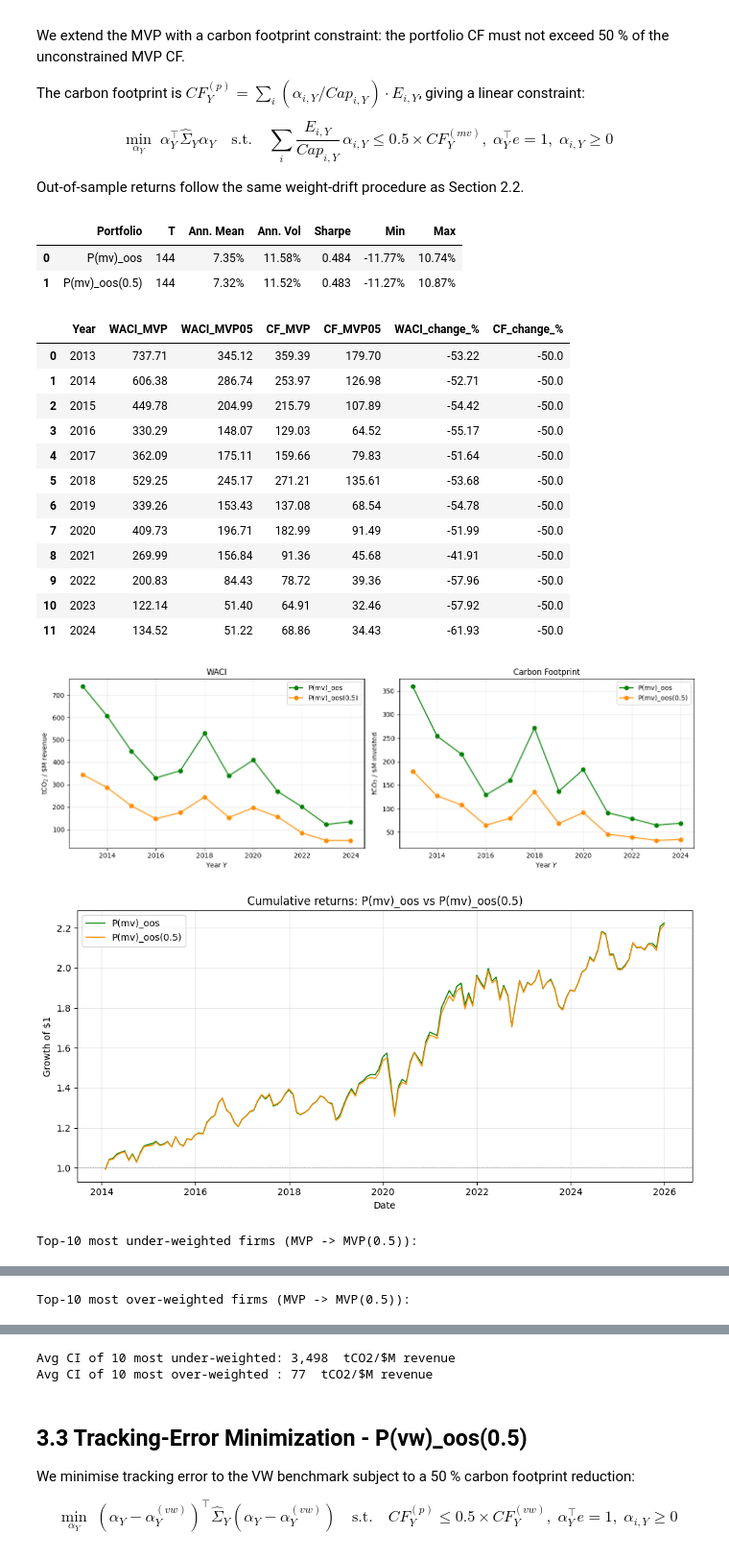
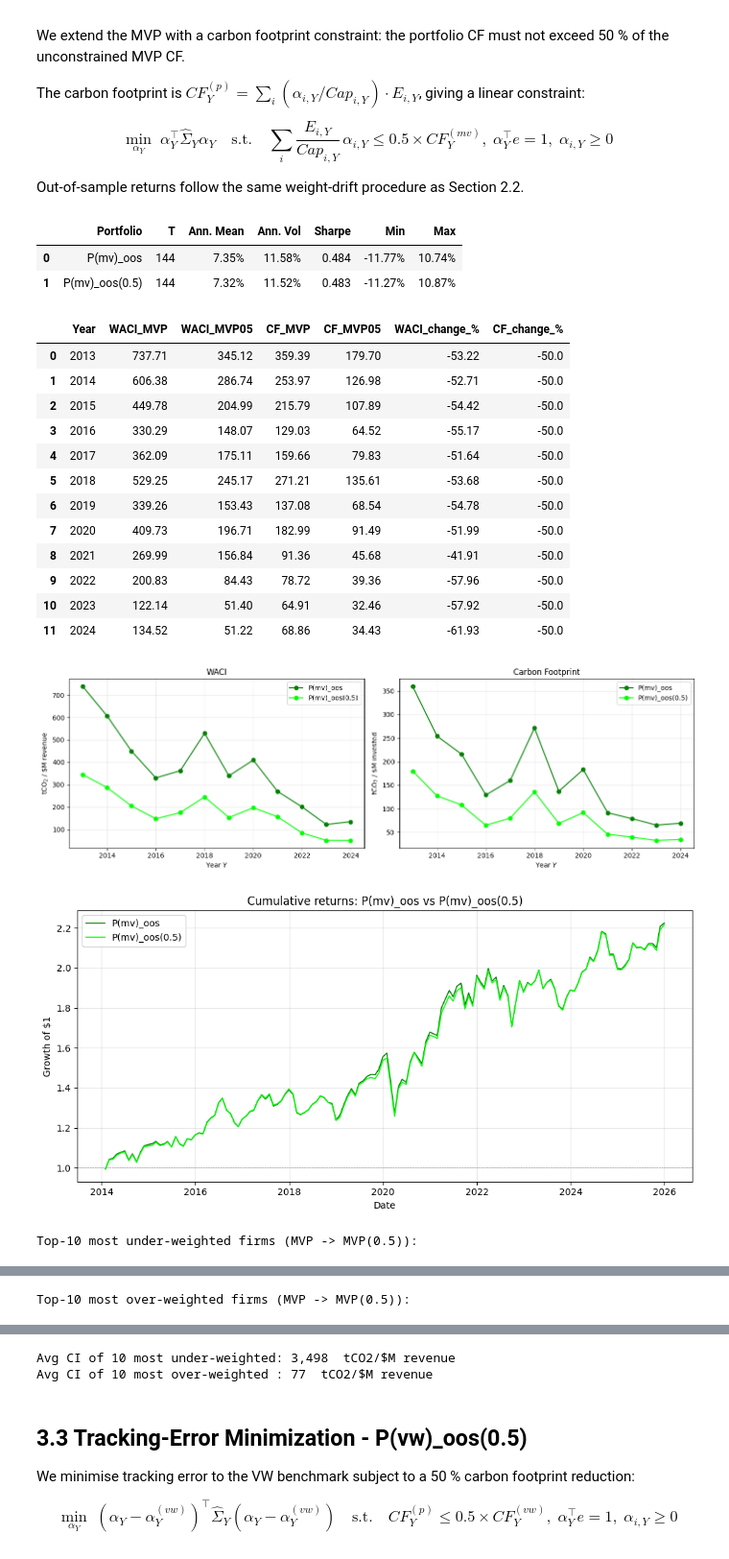
Before and after one commit to Saarujan06/Sustainability-Aware-Asset-Management-Project, a Jupyter notebook: final_notebook.ipynb, the cells around one changed output, grey strips where cells are left out. Shown at 96% size. Drawn from its saved outputs; the diff is of its cells as text; code cells hidden in the pictures.

```diff
--- a/final_notebook.ipynb
+++ b/final_notebook.ipynb
@@ -1260,9 +1244,6 @@ $$\min_{\alpha_Y}\; \alpha_Y^\top \hat{\Sigma}_Y \alpha_Y \quad\text{s.t.}\quad
 
 Out-of-sample returns follow the same weight-drift procedure as Section 2.2.
 # %%
-# §3.2 Long-only minimum variance with CF <= 0.5 * CF of P(mv)_oos.
-# Same QP as §2.2 plus a linear carbon-footprint constraint.
-
 CF_REDUCTION = 0.50
 
 # Pull the unconstrained MVP carbon footprint per year from §3.1's table
@@ -1406,11 +1387,11 @@ carbon_compare.to_csv(OUT_DIR / "mvp_vs_mvp05_carbon.csv", index=False)
 # Plots
 fig, (ax1, ax2) = plt.subplots(1, 2, figsize=(14, 4.5))
 ax1.plot(carbon_compare["Year"], carbon_compare["WACI_MVP"],   "-o", label="P(mv)_oos",      color="green")
-ax1.plot(carbon_compare["Year"], carbon_compare["WACI_MVP05"], "-o", label="P(mv)_oos(0.5)", color="darkorange")
+ax1.plot(carbon_compare["Year"], carbon_compare["WACI_MVP05"], "-o", label="P(mv)_oos(0.5)", color="lime")
 ax1.set_title("WACI"); ax1.set_ylabel(r"tCO$_2$ / \$M revenue"); ax1.set_xlabel("Year $Y$"); ax1.legend(); ax1.grid(alpha=0.3)
 
 ax2.plot(carbon_compare["Year"], carbon_compare["CF_MVP"],   "-o", label="P(mv)_oos",      color="green")
-ax2.plot(carbon_compare["Year"], carbon_compare["CF_MVP05"], "-o", label="P(mv)_oos(0.5)", color="darkorange")
+ax2.plot(carbon_compare["Year"], carbon_compare["CF_MVP05"], "-o", label="P(mv)_oos(0.5)", color="lime")
 ax2.set_title("Carbon Footprint"); ax2.set_ylabel(r"tCO$_2$ / \$M invested"); ax2.set_xlabel("Year $Y$"); ax2.legend(); ax2.grid(alpha=0.3)
 plt.tight_layout(); fig.savefig(OUT_DIR / "mvp_vs_mvp05_carbon_plot.png", dpi=300, bbox_inches="tight"); plt.show()
 
@@ -1418,7 +1399,7 @@ mvp_cum   = (1.0 + mvp_idx.loc[common_dates]).cumprod()
 mvp05_cum = (1.0 + mvp05_idx.loc[common_dates]).cumprod()
 fig, ax = plt.subplots(figsize=(10, 5))
 ax.plot(mvp_cum.index,   mvp_cum,   linewidth=1.2, label="P(mv)_oos",      color="green")
-ax.plot(mvp05_cum.index, mvp05_cum, linewidth=1.2, label="P(mv)_oos(0.5)", color="darkorange")
+ax.plot(mvp05_cum.index, mvp05_cum, linewidth=1.2, label="P(mv)_oos(0.5)", color="lime")
 ax.axhline(1.0, color="grey", linestyle="--", linewidth=0.5)
 ax.set_title("Cumulative returns: P(mv)_oos vs P(mv)_oos(0.5)")
 ax.set_xlabel("Date"); ax.set_ylabel("Growth of $1"); ax.legend(); ax.grid(alpha=0.3)
@@ -1445,35 +1426,35 @@ def fmt(df):
     out["CI_avg"] = out["CI_avg"].map(lambda x: f"{x:,.0f}" if pd.notna(x) else "n/a")
     out.index = range(1, len(out)+1)
     return out
 
 print("\nTop-10 most under-weighted firms (MVP -> MVP(0.5)):")
 display(fmt(dropped))
 print("\nTop-10 most over-weighted firms (MVP -> MVP(0.5)):")
 display(fmt(added))
 
 print(f"\nAvg CI of 10 most under-weighted: {dropped['CI_avg'].mean():,.0f}  tCO2/$M revenue")
 print(f"Avg CI of 10 most over-weighted : {added['CI_avg'].mean():,.0f}  tCO2/$M revenue")
 
 comp.to_csv(OUT_DIR / "mvp_vs_mvp05_weight_changes.csv")
 # %% [output]
 |  | Portfolio | T | Ann. Mean | Ann. Vol | Sharpe | Min | Max |
 | 0 | P(mv)_oos | 144 | 7.35% | 11.58% | 0.484 | -11.77% | 10.74% |
 | 1 | P(mv)_oos(0.5) | 144 | 7.32% | 11.52% | 0.483 | -11.27% | 10.87% |
 |  | Year | WACI_MVP | WACI_MVP05 | CF_MVP | CF_MVP05 | WACI_change_% | CF_change_% |
 | 0 | 2013 | 737.71 | 345.12 | 359.39 | 179.70 | -53.22 | -50.0 |
 | 1 | 2014 | 606.38 | 286.74 | 253.97 | 126.98 | -52.71 | -50.0 |
 | 2 | 2015 | 449.78 | 204.99 | 215.79 | 107.89 | -54.42 | -50.0 |
 | 3 | 2016 | 330.29 | 148.07 | 129.03 | 64.52 | -55.17 | -50.0 |
 | 4 | 2017 | 362.09 | 175.11 | 159.66 | 79.83 | -51.64 | -50.0 |
 | 5 | 2018 | 529.25 | 245.17 | 271.21 | 135.61 | -53.68 | -50.0 |
 | 6 | 2019 | 339.26 | 153.43 | 137.08 | 68.54 | -54.78 | -50.0 |
 | 7 | 2020 | 409.73 | 196.71 | 182.99 | 91.49 | -51.99 | -50.0 |
 | 8 | 2021 | 269.99 | 156.84 | 91.36 | 45.68 | -41.91 | -50.0 |
 | 9 | 2022 | 200.83 | 84.43 | 78.72 | 39.36 | -57.96 | -50.0 |
 | 10 | 2023 | 122.14 | 51.40 | 64.91 | 32.46 | -57.92 | -50.0 |
 | 11 | 2024 | 134.52 | 51.22 | 68.86 | 34.43 | -61.93 | -50.0 |
-[figure, old version]
+[figure, new version]
-[figure, old version]
+[figure, new version]
 Top-10 most under-weighted firms (MVP -> MVP(0.5)):
 |  | NAME | Country | w_mvp_avg | w_mvp05_avg | weight_change | CI_avg |
 | 1 | SOUTHERN | US | 2.62% | 0.98% | -1.65% | 4,921 |
```
Also changed, not shown: parts of 13 cells of this notebook.
